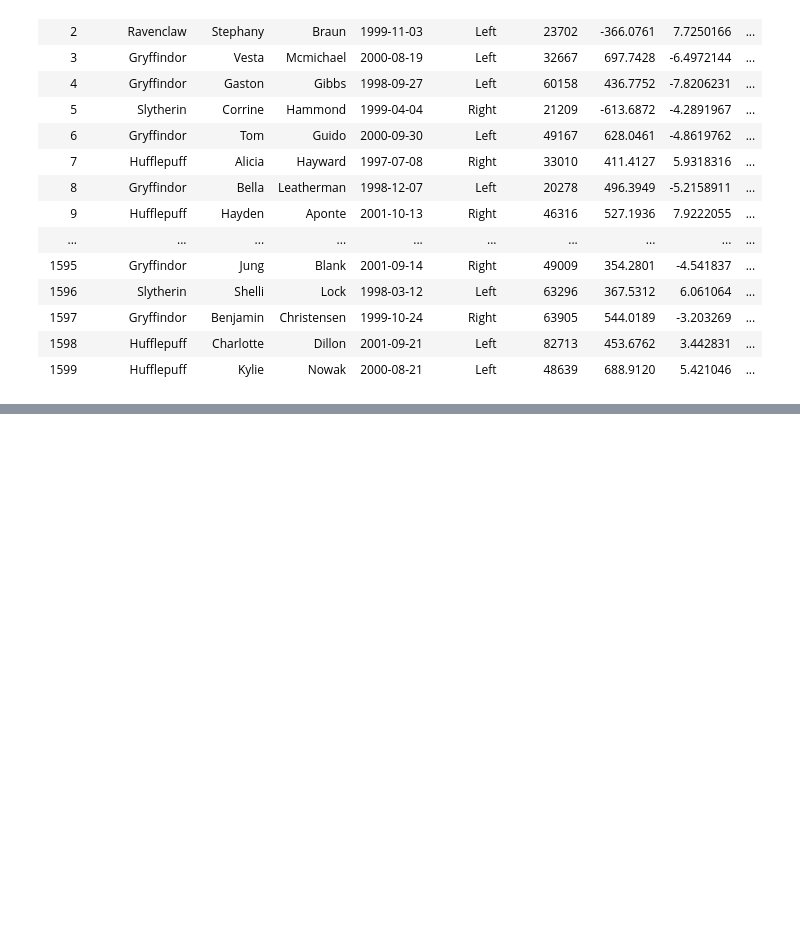
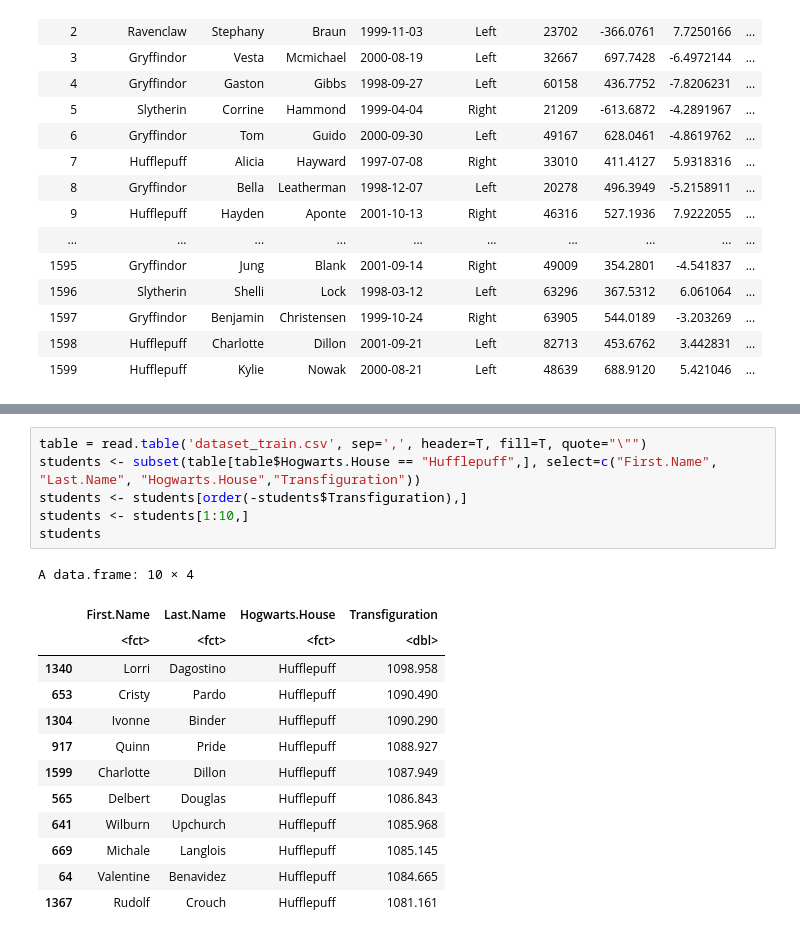
Before and after one commit to rafaelcalves/paradigmas_desafios, a Jupyter notebook: r/r_desafio.ipynb, the cells around one changed output, grey strips where cells are left out. Saved outputs shown, nothing was run; the diff lists cells and outputs as text; blank space fills up the shorter version.

```diff
--- a/r/r_desafio.ipynb
+++ b/r/r_desafio.ipynb
@@ -457,0 +496,20 @@ ERROR: Error in read.csv.sql("dataset_train.csv", sql = "select Fist.Name from d
+# %%
+table = read.table('dataset_train.csv', sep=',', header=T, fill=T, quote="\"")
+students <- subset(table[table$Hogwarts.House == "Hufflepuff",], select=c("First.Name", "Last.Name", "Hogwarts.House","Transfiguration"))
+students <- students[order(-students$Transfiguration),]
+students <- students[1:10,]
+students
+# %% [output]
+A data.frame: 10 × 4
+|  | First.Name | Last.Name | Hogwarts.House | Transfiguration |
+|  | <fct> | <fct> | <fct> | <dbl> |
+| 1340 | Lorri | Dagostino | Hufflepuff | 1098.958 |
+| 653 | Cristy | Pardo | Hufflepuff | 1090.490 |
+| 1304 | Ivonne | Binder | Hufflepuff | 1090.290 |
+| 917 | Quinn | Pride | Hufflepuff | 1088.927 |
+| 1599 | Charlotte | Dillon | Hufflepuff | 1087.949 |
+| 565 | Delbert | Douglas | Hufflepuff | 1086.843 |
+| 641 | Wilburn | Upchurch | Hufflepuff | 1085.968 |
+| 669 | Michale | Langlois | Hufflepuff | 1085.145 |
+| 64 | Valentine | Benavidez | Hufflepuff | 1084.665 |
+| 1367 | Rudolf | Crouch | Hufflepuff | 1081.161 |
```
Also changed, not shown: parts of 8 cells of this notebook.
